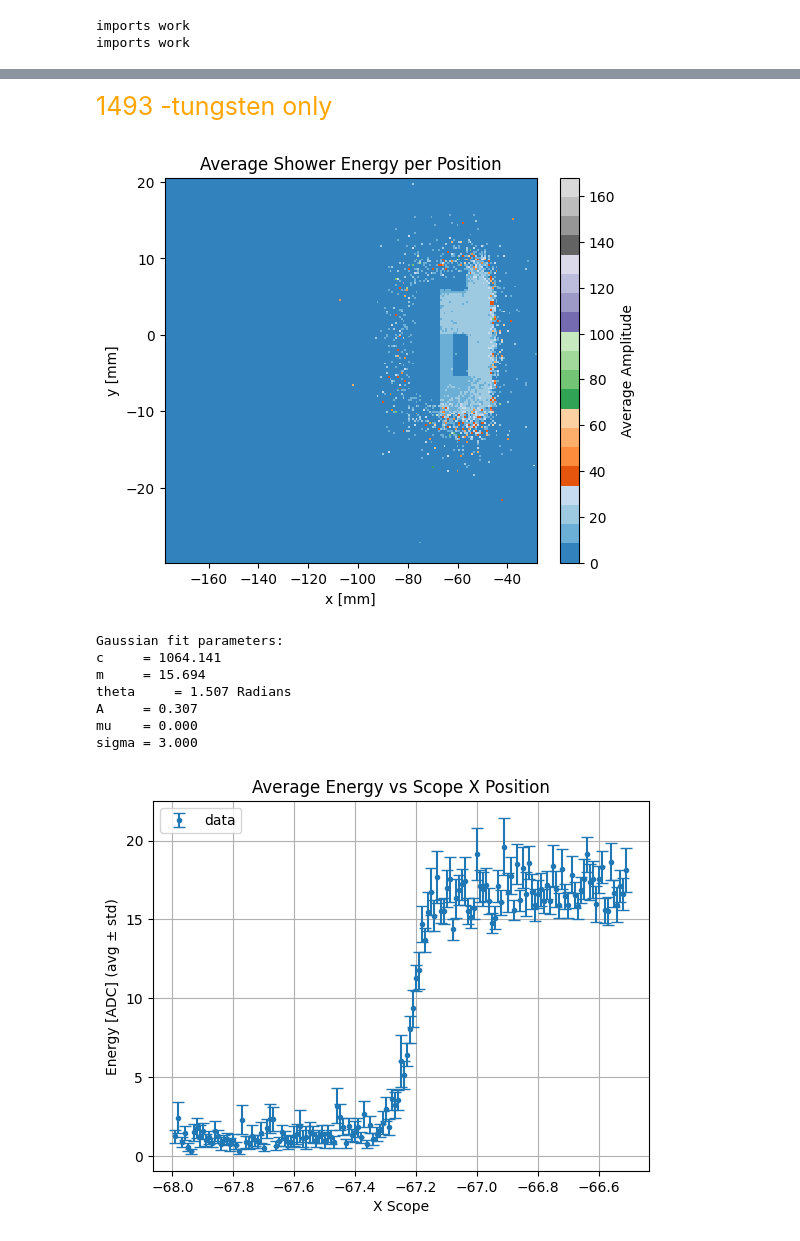
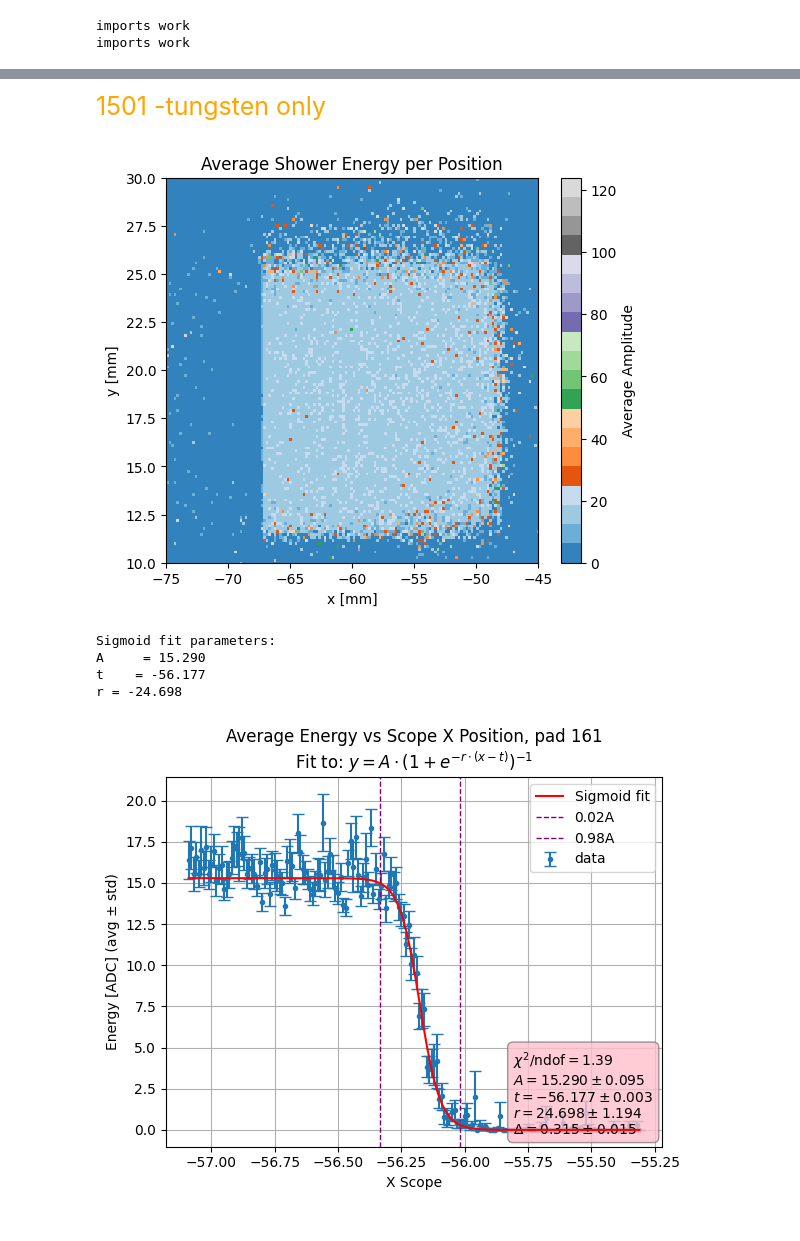
Before and after one commit to Ben-David-Ben/F-Cal-TB-Project, a Jupyter notebook: TB2025_Gap.ipynb, the cells around one changed output, grey strips where cells are left out. Saved outputs shown, nothing was run; the diff lists cells and outputs as text; code cells hidden in the pictures.

Commit message:
sigmoid energy vs x per pad finished

```diff
--- a/TB2025_Gap.ipynb
+++ b/TB2025_Gap.ipynb
@@ -21,0 +206,2 @@ hit_data_1493 = sf.get_ROOT_data_zip_Aligned(1493)
+# %%
+data_1501 = sf.get_ROOT_data_zip_Aligned(1501)
@@ -26,10 +375,10 @@ rf.hits_amount_colormap_single_plane(hit_data_1493.hits,1)
 # %% [markdown]
 <span style="font-family: Comic Sans MS; font-size:25px; color:orange">
 
-1493 -tungsten only
+1501 -tungsten only
 # %%
 # colormap of the average showeer energy for its scope position
-def avg_energy_scope_colormap(data, x_borders="false", y_borders="false", cmap="tab20c", bins=300):
+def avg_energy_scope_colormap(data, plane, x_center=0, x_borders="false", y_center=0, y_borders="false", cmap="tab20c", bins=300, pad=True):
 
     X_scope1 = ak.flatten(data.tele.x)
     Y_scope1 = ak.flatten(data.tele.y)
@@ -37,14 +386,17 @@ def avg_energy_scope_colormap(data, x_borders="false", y_borders="false", cmap="
     X_scope = -ak.to_numpy(X_scope1)
     Y_scope = ak.to_numpy(Y_scope1)
 
-    amp1 = ak.sum(data.hits.amp[data.hits.plane == 1], axis = 1)
+    if pad:
+        amp1 = ak.sum(data.hits.amp[data.hits.plane == plane], axis = 1)
+    if pad != True:
+        print(amp1)
+        amp1 = ak.sum(data.hits.amp[(data.hits.plane == plane) & (data.hits.ch == pad)], axis =1)
+
     # amp1 = ak.sum(data.hits.amp, axis = 1)
     amp = ak.to_numpy(amp1)
 
     # Histogram of SUM of amplitudes
     sum_amp, xedges, yedges = np.histogram2d(X_scope, Y_scope, bins=bins, weights=amp)
-    # sum_amp = np.where(np.isfinite(sum_amp) & (sum_amp <= 200), sum_amp, 0)
-
 
     # Histogram of COUNTS
     counts, _, _ = np.histogram2d(X_scope, Y_scope, bins=[xedges, yedges])
@@ -60,15 +412,18 @@ def avg_energy_scope_colormap(data, x_borders="false", y_borders="false", cmap="
     plt.ylim(min(Y_scope), max(Y_scope))
 
     if x_borders != "false":
-        plt.xlim(-x_borders, x_borders)
+        plt.xlim(x_center - x_borders, x_center + x_borders)
     if y_borders != "false":
-        plt.ylim(-y_borders, y_borders)
+        plt.ylim(y_center - y_borders, y_center + y_borders)
 
     plt.xlabel("x [mm]")
     plt.ylabel("y [mm]")
-    plt.title("Average Shower Energy per Position")
+    # plt.title(f"Average Shower Energy per Position, pad = {pad}")
+    plt.title(f"Average Shower Energy per Position")
     plt.show()
+# %%
+data_1501_filtered = sf.filter_chi2_scope_data(data_1501,0.7, 1.3)
 # %%
-avg_energy_scope_colormap(hit_data_1493, bins=200, cmap="tab20c")
+avg_energy_scope_colormap(data_1501_filtered, plane = 0, x_center=-60, x_borders=15, y_center=20, y_borders=10, bins=200, cmap="tab20c", pad=True)
 # %% [output]
-[figure, old version]
+[figure, new version]
@@ -208,12 +572,11 @@ def E_vs_X_scope_gaussian_fit(hit_data, chi2, y_min=-10, y_max=10, x_min=-20, x_
 # %%
-ymin = 1
-E_vs_X_scope_gaussian_fit(hit_data_1493, 10, ymin, ymin+4, -68, -66.5, bin_size=0.01)
+ymin = 17
+t = -56.2
+delta = 0.3
+E_vs_X_scope_sigmoid(data_1501, 10, 0, ymin, ymin+3, t-3*delta, t+3*delta, bin_size=0.01, pad=161)
 # %% [output]
-Gaussian fit parameters:
-c     = 1064.141
-m     = 15.694
-theta     = 1.507 Radians
-A     = 0.307
-mu    = 0.000
-sigma = 3.000
+Sigmoid fit parameters:
+A     = 15.290
+t    = -56.177
+r = -24.698
-[figure, old version]
+[figure, new version]
```
Also changed, not shown: parts of 21 cells of this notebook, 2 other files.
